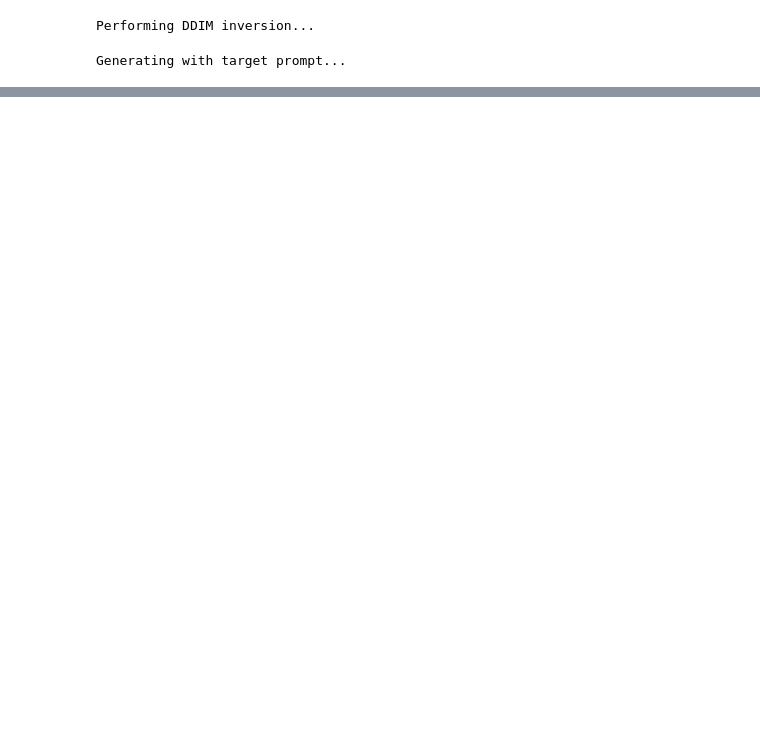
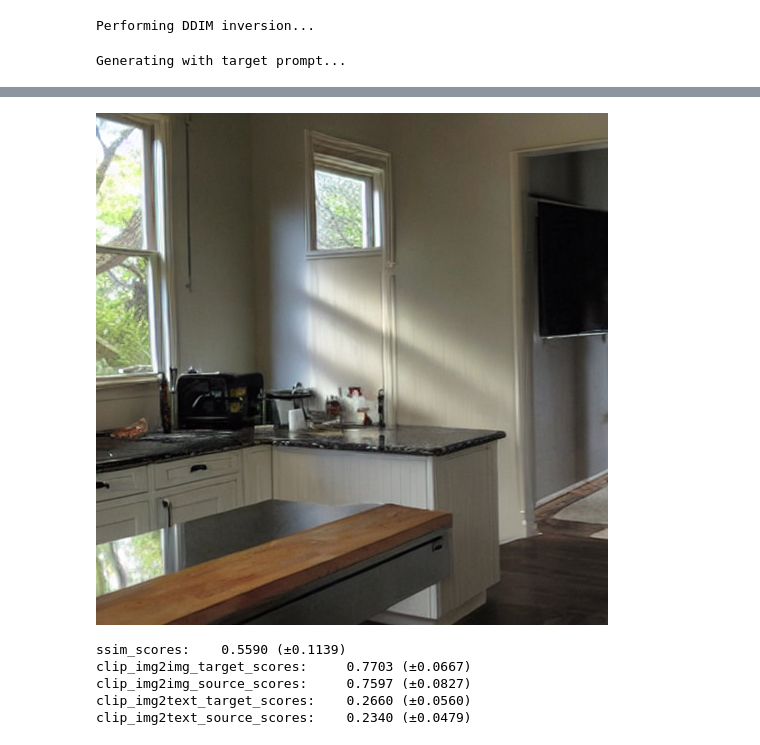
Before and after one commit to aiarzhantsev/inversion_project, a Jupyter notebook: main.ipynb, the cells around one changed output, grey strips where cells are left out. Saved outputs shown, nothing was run; the diff lists cells and outputs as text; code cells hidden in the pictures; blank space fills up the shorter version.

```diff
--- a/main.ipynb
+++ b/main.ipynb
@@ -333,0 +358,6 @@ gen_image
+# %%
+generated_images = []
+
+for source_prompt, target_prompt, src_image in tqdm(zip(dataset['source_prompt'], dataset['target_prompt'], dataset['source_image']), total=len(dataset['target_prompt'])):
+    gen_image = edit_image(stable_diffusion, src_image, source_prompt, target_prompt, num_inference_steps=500, num_real_steps=300)
+    generated_images.append(gen_image)
@@ -333,0 +378,4 @@ gen_image
+# %%
+generated_images[3]
+# %% [output]
+[figure, added]
@@ -333,0 +401,11 @@ gen_image
+# %%
+for metric_name, scores in metrics.items():
+    mean_score = np.mean(scores)
+    std_score = np.std(scores)
+    print(f"{metric_name}:\t{mean_score:.4f} (±{std_score:.4f})")
+# %% [output]
+ssim_scores:    0.5590 (±0.1139)
+clip_img2img_target_scores:     0.7703 (±0.0667)
+clip_img2img_source_scores:     0.7597 (±0.0827)
+clip_img2text_target_scores:    0.2660 (±0.0560)
+clip_img2text_source_scores:    0.2340 (±0.0479)
```
Also changed, not shown: parts of 11 cells of this notebook.
